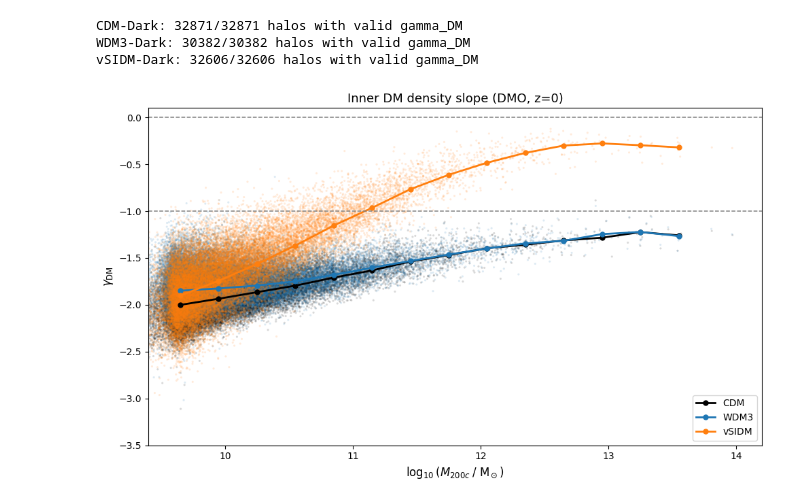
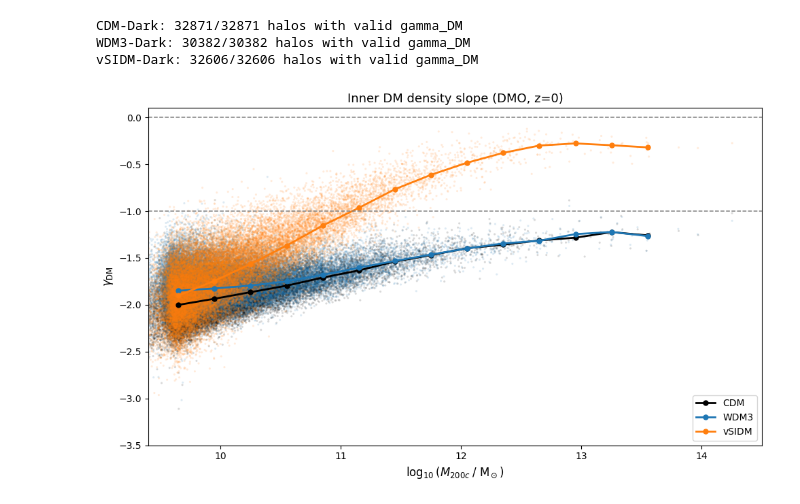
Before and after one commit to SoulOfSword/master_thesis_project, a Jupyter notebook: notebooks/AIDA-TNG/01_density_profiles.ipynb, the cells around one changed output. Drawn from its saved outputs; the diff is of its cells as text; code cells hidden in the pictures.

```diff
--- a/notebooks/AIDA-TNG/01_density_profiles.ipynb
+++ b/notebooks/AIDA-TNG/01_density_profiles.ipynb
@@ -325,32 +318,32 @@ model_colors_dmo = {"CDM-Dark": "black", "WDM3-Dark": "tab:blue", "vSIDM-Dark":
 
 for name in ["CDM-Dark", "WDM3-Dark", "vSIDM-Dark"]:
     res = gamma_results_dmo[name]
     log_m = np.log10(res["M200c"])
     gamma = res["gamma_dm"]
 
     ax.scatter(log_m, gamma, s=5, alpha=0.15, color=model_colors_dmo[name], edgecolors="none")
 
     bins = np.arange(9.5, 14.5, 0.3)
     medians, bin_centres = [], []
     for j in range(len(bins) - 1):
         in_bin = (log_m >= bins[j]) & (log_m < bins[j + 1])
         if in_bin.sum() >= 5:
             medians.append(np.median(gamma[in_bin]))
             bin_centres.append(0.5 * (bins[j] + bins[j + 1]))
 
     ax.plot(bin_centres, medians, "o-", color=model_colors_dmo[name], lw=2, ms=5,
             label=name.replace("-Dark", ""))
 
 ax.axhline(-1, color="gray", ls="--", lw=1.1)
 ax.axhline(0, color="gray", ls="--", lw=1.1)
 ax.set_xlabel(r"$\log_{10}(M_{200c}\;/\;\mathrm{M_\odot})$", fontsize=12)
 ax.set_ylabel(r"$\gamma_{\rm DM}$", fontsize=12)
 ax.set_title(r"Inner DM density slope (DMO, z=0)", fontsize=13)
 ax.legend(fontsize=10)
-ax.set_xlim(9.4, 14.2)
+ax.set_xlim(9.4, 14.5)
 ax.set_ylim(-3.5, 0.1)
 plt.tight_layout()
 plt.savefig(FIG_DIR / "gamma_dm_vs_m200c_dmo.pdf", dpi=150)
 plt.show()
 # %% [output]
-[figure, old version]
+[figure, new version]
```
Also changed, not shown: parts of 9 cells of this notebook, 8 other files.
